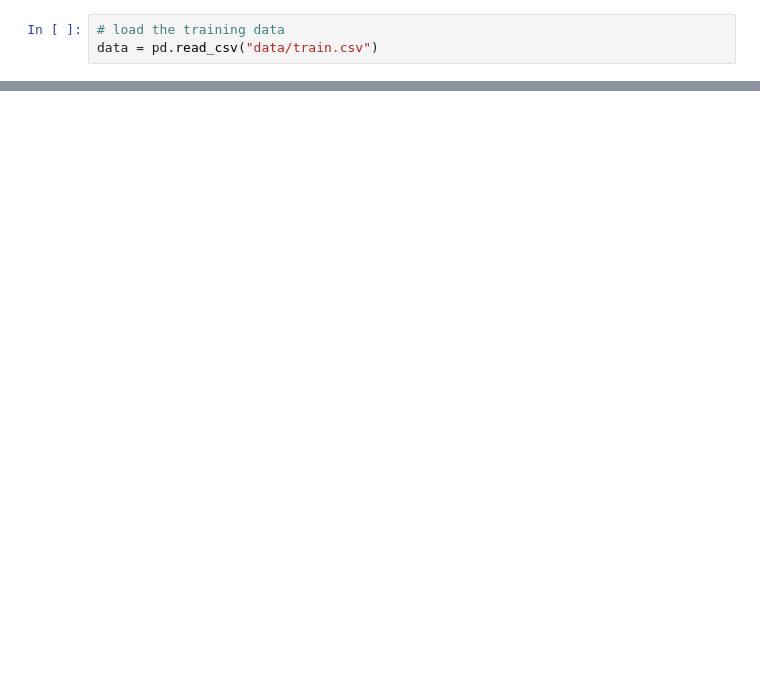
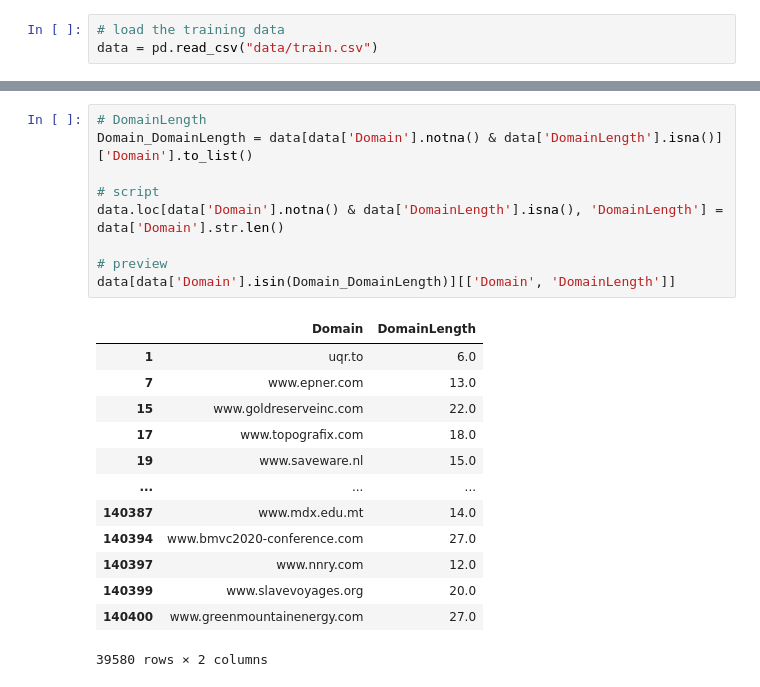
Before and after one commit to JuanSign/PhiUSIIL_Predictions, a Jupyter notebook: src/Analysis.ipynb, the cells around one changed output, grey strips where cells are left out. Saved outputs shown, nothing was run; the diff lists cells and outputs as text; blank space fills up the shorter version.

```diff
--- a/src/Analysis.ipynb
+++ b/src/Analysis.ipynb
@@ -78,0 +98,23 @@ data.loc[data['URL'].notna() & data['NoOfQMarkInURL'].isna(), 'NoOfQMarkInURL']
+# %%
+# DomainLength
+Domain_DomainLength = data[data['Domain'].notna() & data['DomainLength'].isna()]['Domain'].to_list()
+
+# script
+data.loc[data['Domain'].notna() & data['DomainLength'].isna(), 'DomainLength'] = data['Domain'].str.len()
+
+# preview
+data[data['Domain'].isin(Domain_DomainLength)][['Domain', 'DomainLength']]
+# %% [output]
+|  | Domain | DomainLength |
+| 1 | uqr.to | 6.0 |
+| 7 | www.epner.com | 13.0 |
+| 15 | www.goldreserveinc.com | 22.0 |
+| 17 | www.topografix.com | 18.0 |
+| 19 | www.saveware.nl | 15.0 |
+| ... | ... | ... |
+| 140387 | www.mdx.edu.mt | 14.0 |
+| 140394 | www.bmvc2020-conference.com | 27.0 |
+| 140397 | www.nnry.com | 12.0 |
+| 140399 | www.slavevoyages.org | 20.0 |
+| 140400 | www.greenmountainenergy.com | 27.0 |
+39580 rows × 2 columns
```
Also changed, not shown: parts of 10 cells of this notebook.
